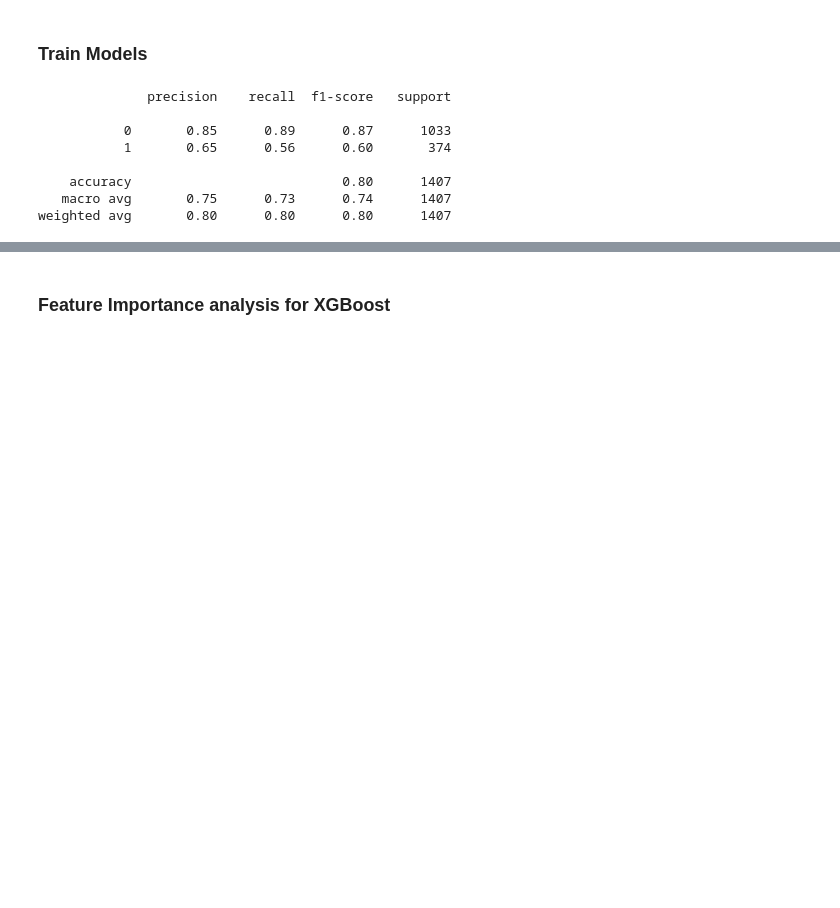
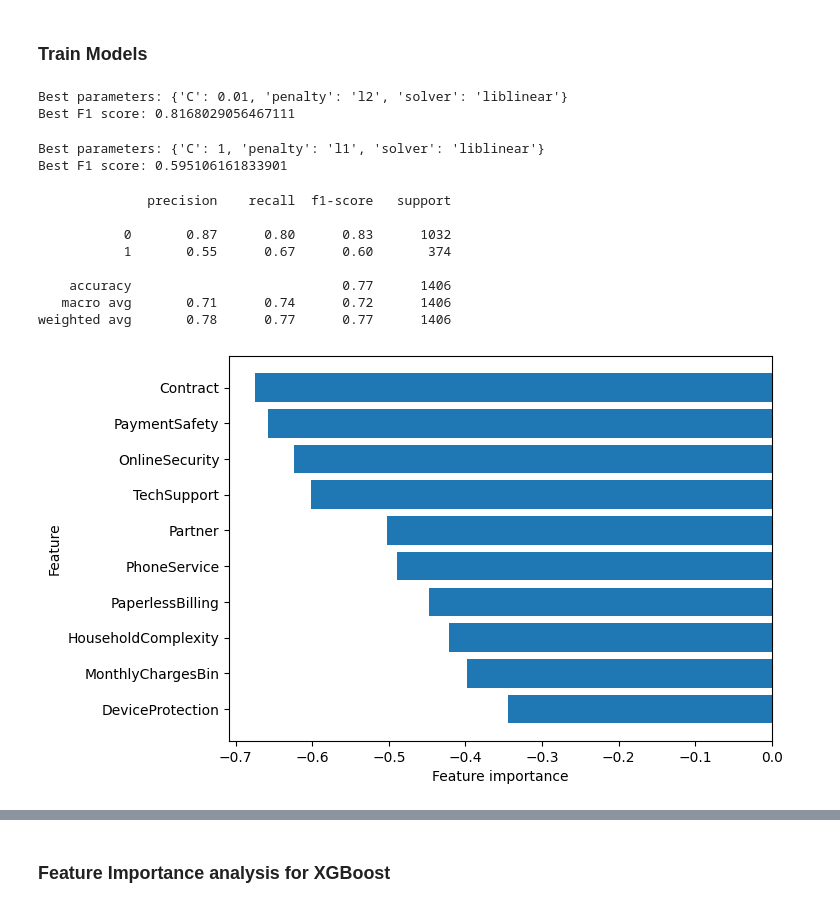
Before and after one commit to beatricecitterio/hacklab, a Jupyter notebook: ml_v2.ipynb, the cells around one changed output, grey strips where cells are left out. Drawn from its saved outputs; the diff is of its cells as text; code cells hidden in the pictures; blank space fills up the shorter version.

```diff
--- a/ml_v2.ipynb
+++ b/ml_v2.ipynb
@@ -262,16 +261,36 @@ def plot_feat_imp(feat_imp, k=10):
 def round2(x):
     return round(x, 2)
 # %%
-# # Perform grid search for logistic regression on the oversampled dataset
-# log_reg = LogisticRegression(max_iter=1000)
-# param_grid = {
-#     'C': [0.01, 0.1, 1, 10, 100],
-#     'penalty': ['l1', 'l2'],
-#     'solver': ['liblinear']
-# }
-# grid_search_lg = GridSearchCV(log_reg, param_grid, cv=5, scoring='f1', n_jobs=-1)
-# grid_search_lg.fit(X_train_res, y_train_res)
+# Perform grid search for logistic regression on the oversampled dataset
+log_reg = LogisticRegression(max_iter=1000)
+param_grid = {
+    'C': [0.01, 0.1, 1, 10, 100],
+    'penalty': ['l1', 'l2'],
+    'solver': ['liblinear']
+}
+grid_search_lg = GridSearchCV(log_reg, param_grid, cv=5, scoring='f1', n_jobs=-1)
+grid_search_lg.fit(X_train_res, y_train_res)
 
-# # Print the best parameters and the corresponding score
-# print("Best parameters:", grid_search_lg.best_params_)
-# print("Best F1 score:", grid_search_lg.best_score_)
+# Print the best parameters and the corresponding score
+print("Best parameters:", grid_search_lg.best_params_)
+print("Best F1 score:", grid_search_lg.best_score_)
+# %% [output]
+Best parameters: {'C': 0.01, 'penalty': 'l2', 'solver': 'liblinear'}
+Best F1 score: 0.8168029056467111
+# %%
+# Perform grid search for logistic regression on the oversampled dataset
+log_reg = LogisticRegression(max_iter=1000)
+param_grid = {
+    'C': [0.01, 0.1, 1, 10, 100],
+    'penalty': ['l1', 'l2'],
+    'solver': ['liblinear']
+}
+grid_search_lg = GridSearchCV(log_reg, param_grid, cv=5, scoring='f1', n_jobs=-1)
+grid_search_lg.fit(X, y)
+
+# Print the best parameters and the corresponding score
+print("Best parameters:", grid_search_lg.best_params_)
+print("Best F1 score:", grid_search_lg.best_score_)
+# %% [output]
+Best parameters: {'C': 1, 'penalty': 'l1', 'solver': 'liblinear'}
+Best F1 score: 0.595106161833901
@@ -278,20 +305,20 @@ def round2(x):
 # %%
 # Logistic regression with best parameters from grid search
-# best_params = grid_search_lg.best_params_
-# logistic_model = LogisticRegression(max_iter=1000, **best_params)
-logistic_model = LogisticRegression(max_iter=1000)
-logistic_model.fit(X_train, y_train)
-y_pred = logistic_model.predict(X_test)
+best_params = grid_search_lg.best_params_
+logistic_model = LogisticRegression(max_iter=1000, **best_params)
+logistic_model.fit(X_train_res, y_train_res)
+y_pred = logistic_model.predict(X_val)
 
-print(classification_report(y_test, y_pred))
-# plot_feat_imp(logistic_model.coef_[0])
+print(classification_report(y_val, y_pred))
+plot_feat_imp(logistic_model.coef_[0])
 # %% [output]
               precision    recall  f1-score   support
 
-           0       0.85      0.89      0.87      1033
-           1       0.65      0.56      0.60       374
+           0       0.87      0.80      0.83      1032
+           1       0.55      0.67      0.60       374
 
-    accuracy                           0.80      1407
-   macro avg       0.75      0.73      0.74      1407
-weighted avg       0.80      0.80      0.80      1407
+    accuracy                           0.77      1406
+   macro avg       0.71      0.74      0.72      1406
+weighted avg       0.78      0.77      0.77      1406
+[figure, added]
 # %%
```
Also changed, not shown: parts of 22 cells of this notebook, 3 other files.
